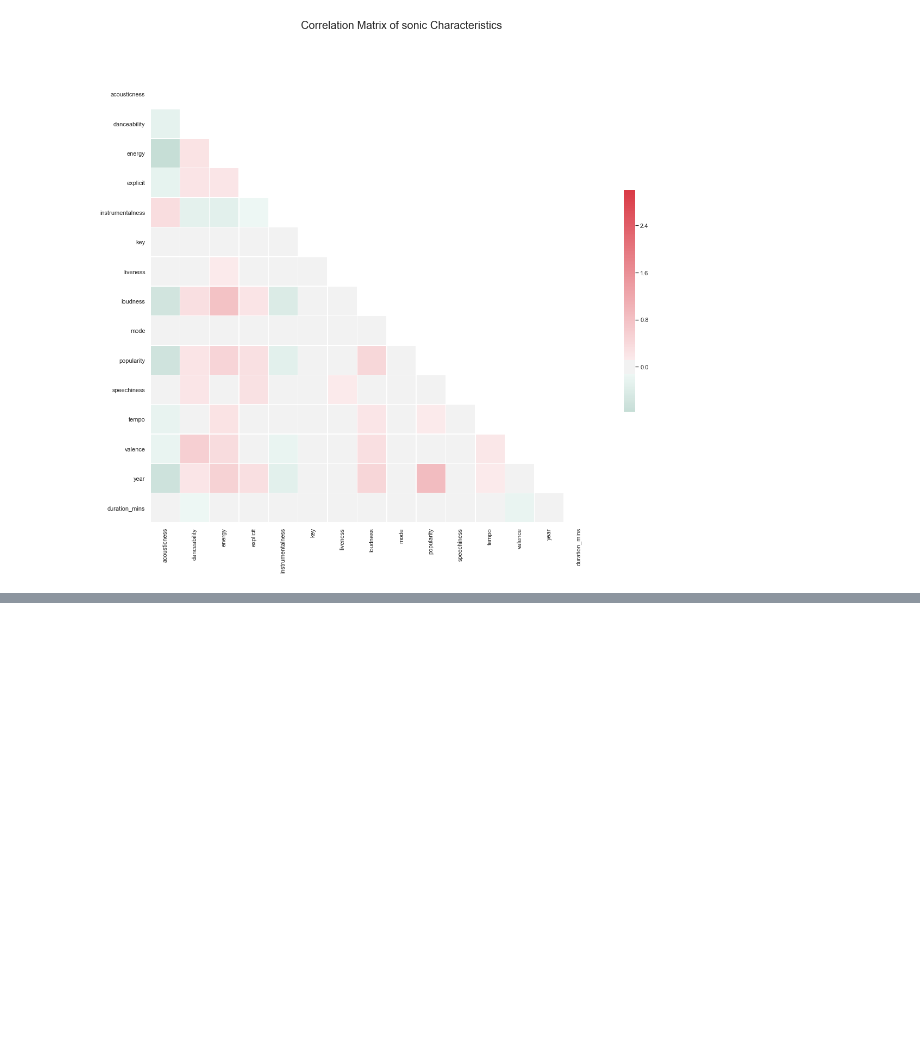
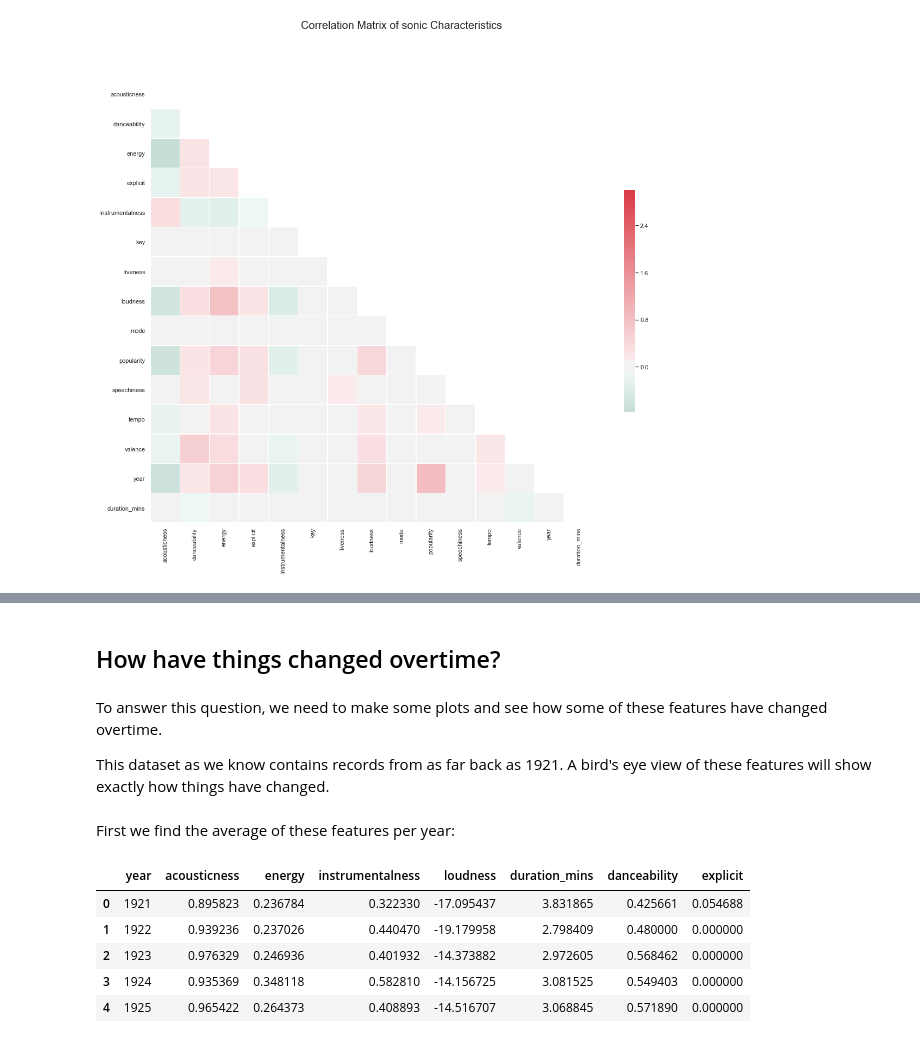
Before and after one commit to OtuokereTobechukwu/Sonic-Analysis, a Jupyter notebook: Sonic analysis.ipynb, the cells around one changed output, grey strips where cells are left out. Cells and saved outputs as stored; diff of their text form; code cells hidden in the pictures; blank space fills up the shorter version.

```diff
--- a/Sonic analysis.ipynb
+++ b/Sonic analysis.ipynb
@@ -176,0 +281,25 @@ plt.show()
+# %% [markdown]
+## How have things changed overtime?
+# %% [markdown]
+To answer this question, we need to make some plots and see how some of these features have changed overtime.
+
+This dataset as we know contains records from as far back as 1921. A bird's eye view of these features will show exactly how things have changed.
+# %% [markdown]
+First we find the average of these features per year:
+# %%
+# A function to compute the averages
+
+def year_average(cols, df):
+    return df[cols].groupby('year').mean().sort_values(by='year').reset_index()
+
+columns = ['acousticness', 'energy', 'instrumentalness', 'loudness', 'duration_mins', 'danceability', 'explicit', 'year']
+
+year_avg_df = year_average(columns, numeric_cols)
+year_avg_df.head()
+# %% [output]
+|  | year | acousticness | energy | instrumentalness | loudness | duration_mins | danceability | explicit |
+| 0 | 1921 | 0.895823 | 0.236784 | 0.322330 | -17.095437 | 3.831865 | 0.425661 | 0.054688 |
+| 1 | 1922 | 0.939236 | 0.237026 | 0.440470 | -19.179958 | 2.798409 | 0.480000 | 0.000000 |
+| 2 | 1923 | 0.976329 | 0.246936 | 0.401932 | -14.373882 | 2.972605 | 0.568462 | 0.000000 |
+| 3 | 1924 | 0.935369 | 0.348118 | 0.582810 | -14.156725 | 3.081525 | 0.549403 | 0.000000 |
+| 4 | 1925 | 0.965422 | 0.264373 | 0.408893 | -14.516707 | 3.068845 | 0.571890 | 0.000000 |
```
Also changed, not shown: parts of 16 cells of this notebook, 4 other files.
